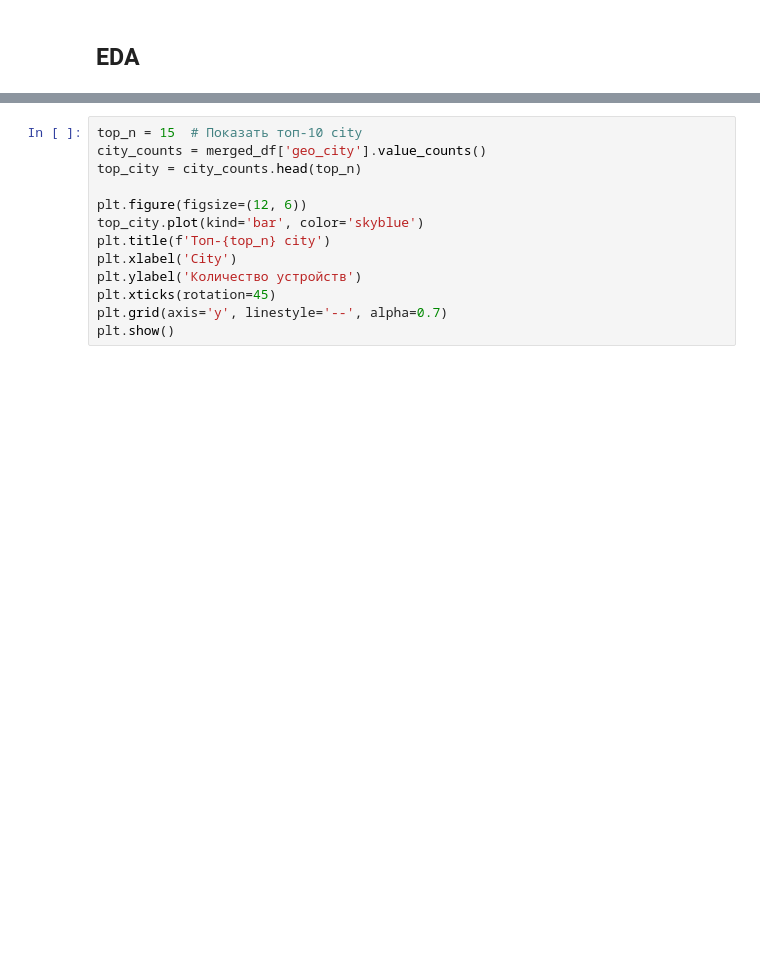
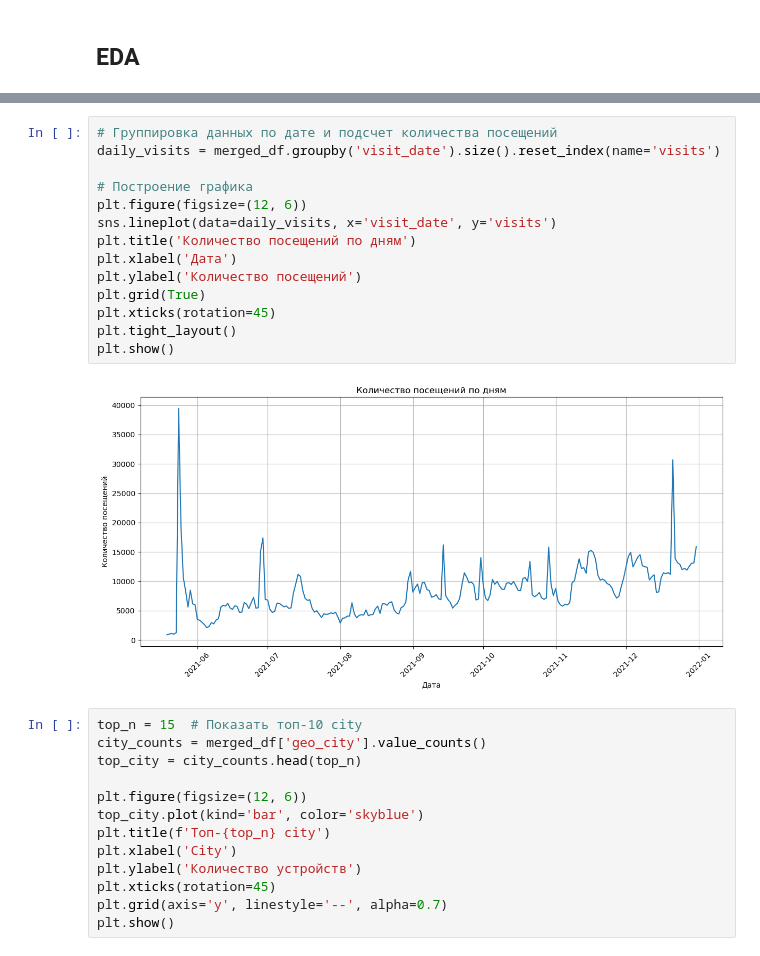
Before and after one commit to alexbykovchenko/FinalWork, a Jupyter notebook: Final_works.ipynb, the cells around one changed output, grey strips where cells are left out. Cells and saved outputs as stored; diff of their text form; blank space fills up the shorter version.

```diff
--- a/Final_works.ipynb
+++ b/Final_works.ipynb
@@ -164,6 +164,22 @@ merged_df.describe()
 | 75% | 2021-11-23 00:00:00 | 2.000000e+00 | 0.000000e+00 | 1.100000e+01 | 4.000000e+00 | 1.900000e+01 | 3.000000e+00 | 3.769800e+05 | ... |
 | max | 2021-12-31 00:00:00 | 5.640000e+02 | 1.000000e+00 | 1.200000e+01 | 6.000000e+00 | 2.300000e+01 | 3.000000e+00 | 3.200000e+07 | ... |
 | std | NaN | 1.182910e+01 | 1.622293e-01 | 2.199775e+00 | 1.983559e+00 | 6.121916e+00 | 9.814734e-01 | 7.151551e+05 | ... |
+# %%
+# Группировка данных по дате и подсчет количества посещений
+daily_visits = merged_df.groupby('visit_date').size().reset_index(name='visits')
+
+# Построение графика
+plt.figure(figsize=(12, 6))
+sns.lineplot(data=daily_visits, x='visit_date', y='visits')
+plt.title('Количество посещений по дням')
+plt.xlabel('Дата')
+plt.ylabel('Количество посещений')
+plt.grid(True)
+plt.xticks(rotation=45)
+plt.tight_layout()
+plt.show()
+# %% [output]
+[figure, added]
 # %%
 top_n = 15  # Показать топ-10 city
 city_counts = merged_df['geo_city'].value_counts()
```
Also changed, not shown: parts of 59 cells of this notebook.
